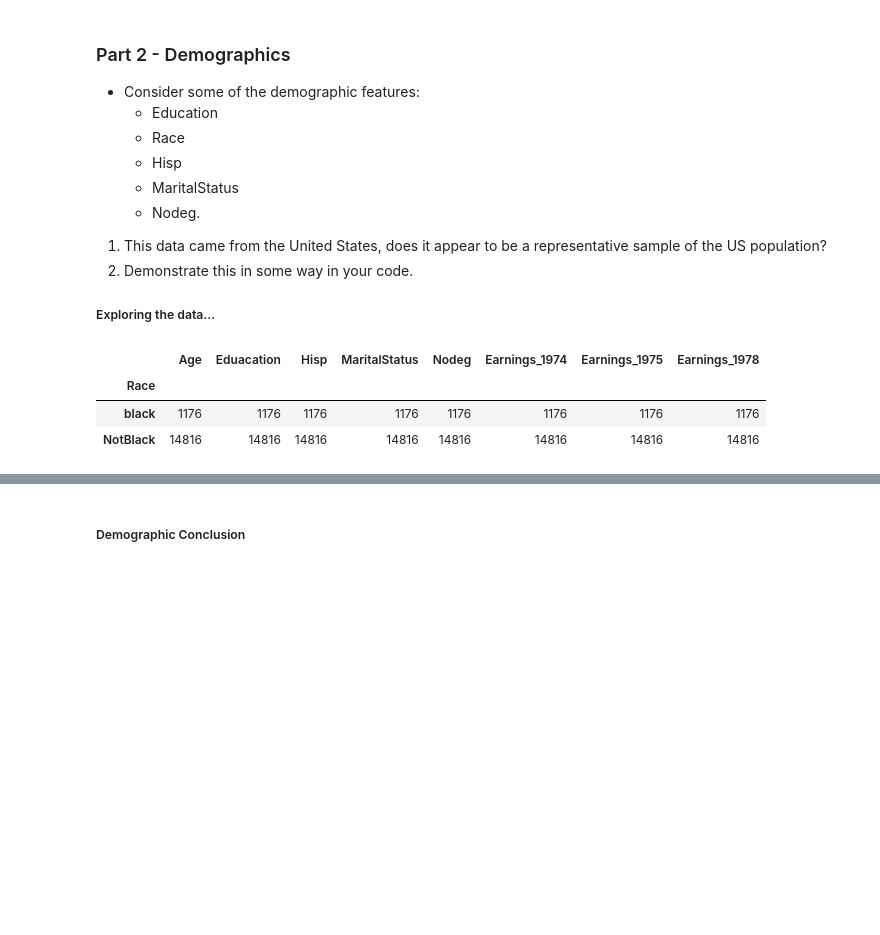
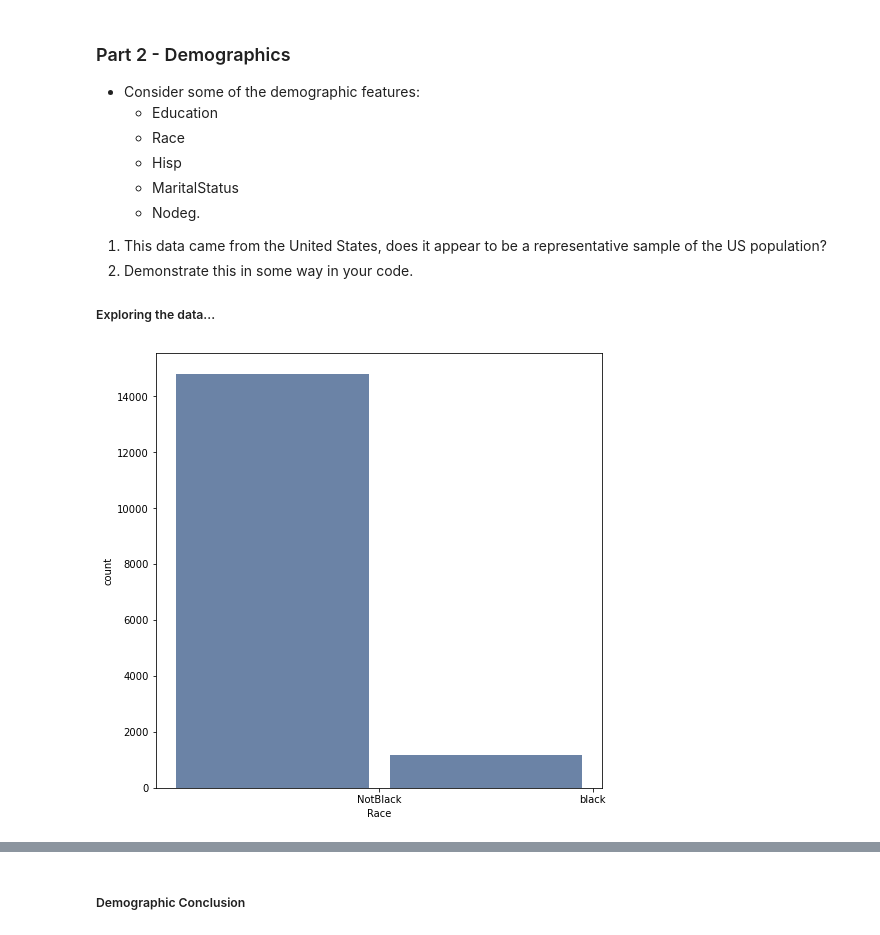
Before and after one commit to rodsunio/BSIP_Assignment_1_Students, a Jupyter notebook: stats_asn_1_stud_temp.ipynb, the cells around one changed output, grey strips where cells are left out. Cells and saved outputs as stored; diff of their text form; code cells hidden in the pictures; blank space fills up the shorter version.

```diff
--- a/stats_asn_1_stud_temp.ipynb
+++ b/stats_asn_1_stud_temp.ipynb
@@ -142,10 +112,11 @@ The distribution of the sample seem to reflect the working age population. Major
 </ol>
 
 ##### Exploring the data...
-# %%
-df.groupby("Race").count().sort_values("Earnings_1974")
-# %% [output]
-|  | Age | Eduacation | Hisp | MaritalStatus | Nodeg | Earnings_1974 | Earnings_1975 | Earnings_1978 |
-| Race |  |  |  |  |  |  |  |  |
-| black | 1176 | 1176 | 1176 | 1176 | 1176 | 1176 | 1176 | 1176 |
-| NotBlack | 14816 | 14816 | 14816 | 14816 | 14816 | 14816 | 14816 | 14816 |
+# %%
+race_hist = thinkstats2.Hist(df["Race"])
+plt.figure(figsize=(8,8))
+thinkplot.Hist(race_hist)
+thinkplot.Config(xlabel='Race', ylabel='count')
+plt.show()
+# %% [output]
+[figure, added]
```
Also changed, not shown: parts of 18 cells of this notebook.
